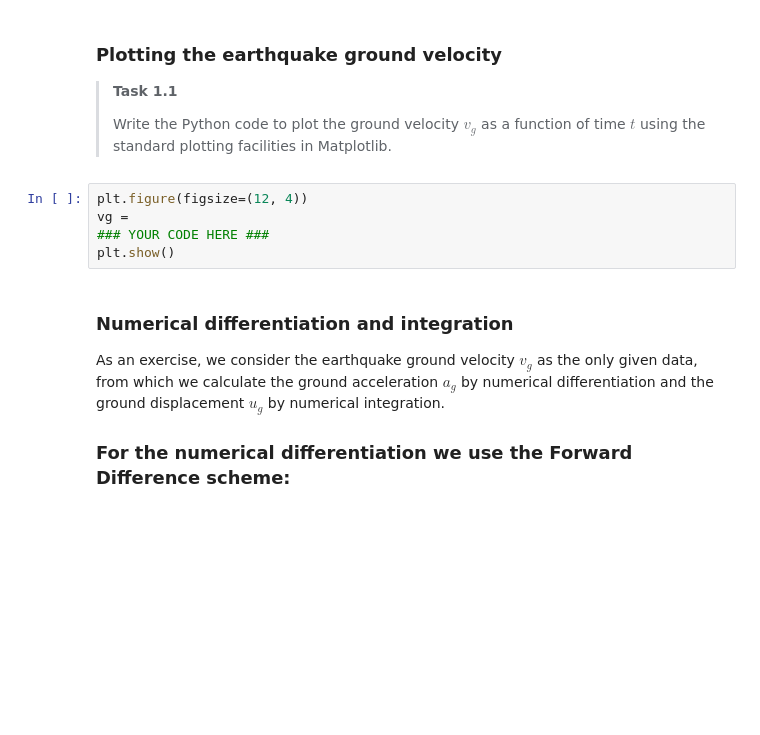
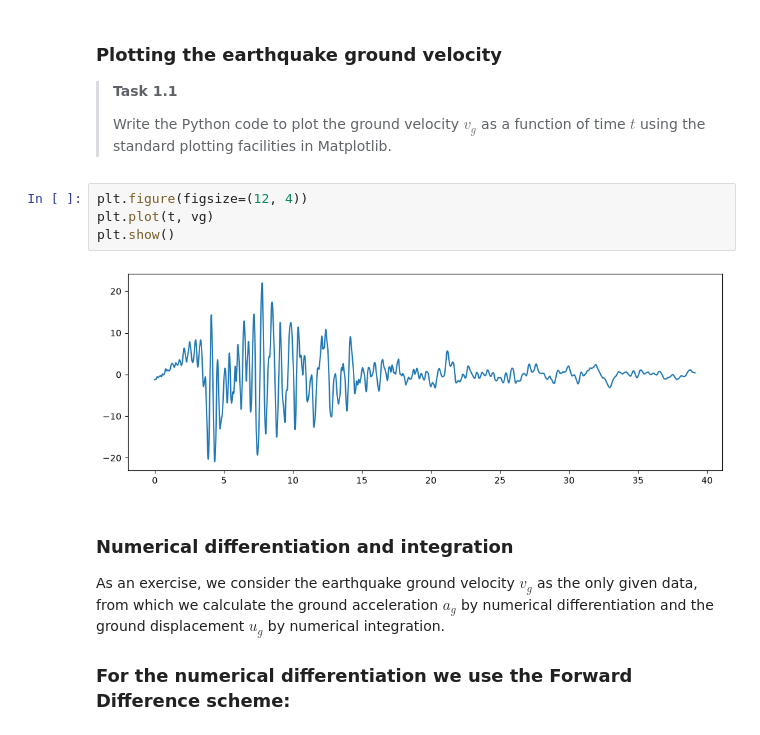
Before and after one commit to jjongejeugd/GA1.2-Garnet4, a Jupyter notebook: all_files_GA_1_2/1Ddynamics.ipynb, the cells around one changed output. Cells and saved outputs as stored; diff of their text form; blank space fills up the shorter version.

Commit message:
finish plotting

```diff
--- a/all_files_GA_1_2/1Ddynamics.ipynb
+++ b/all_files_GA_1_2/1Ddynamics.ipynb
@@ -86,9 +90,10 @@ t = np.linspace(start=0, stop=dt * num, num=num)
 </div>
 # %%
 plt.figure(figsize=(12, 4))
-vg =
-### YOUR CODE HERE ###
+plt.plot(t, vg)
 plt.show()
+# %% [output]
+[figure, added]
 # %% [markdown]
 ### Numerical differentiation and integration
 
```
Also changed, not shown: parts of 1 cell of this notebook.
